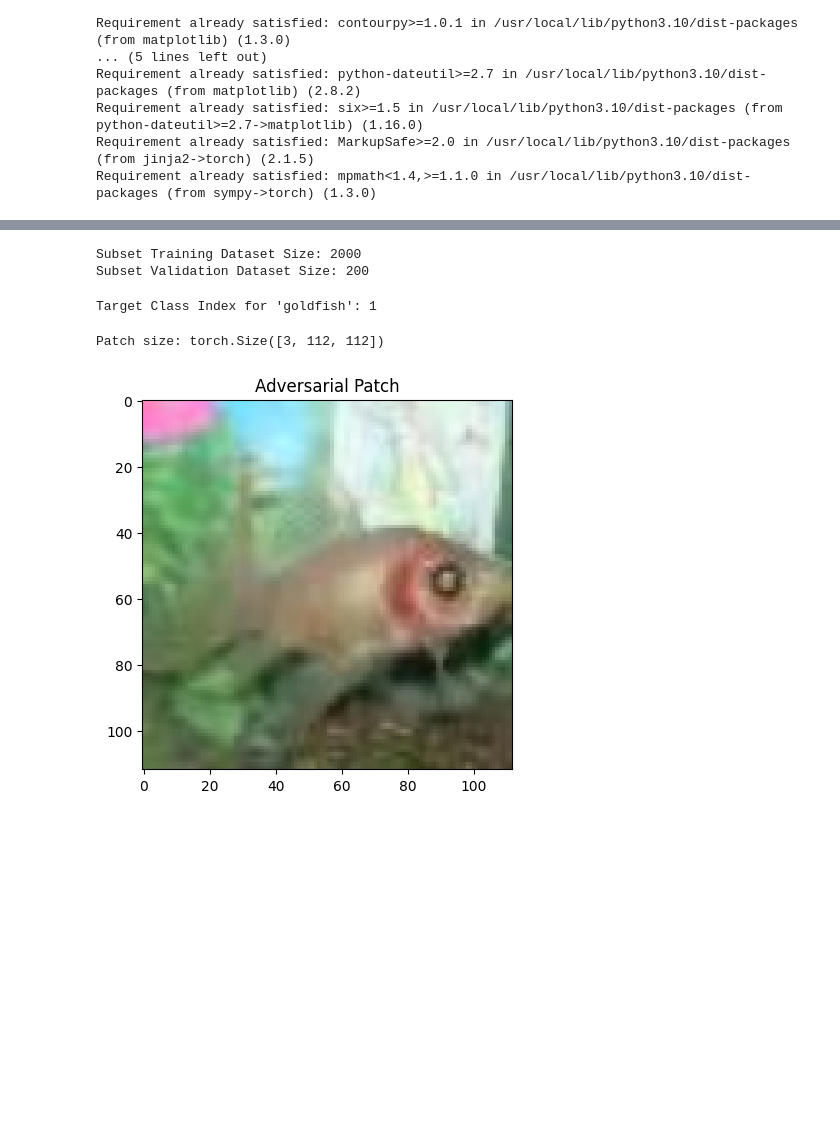
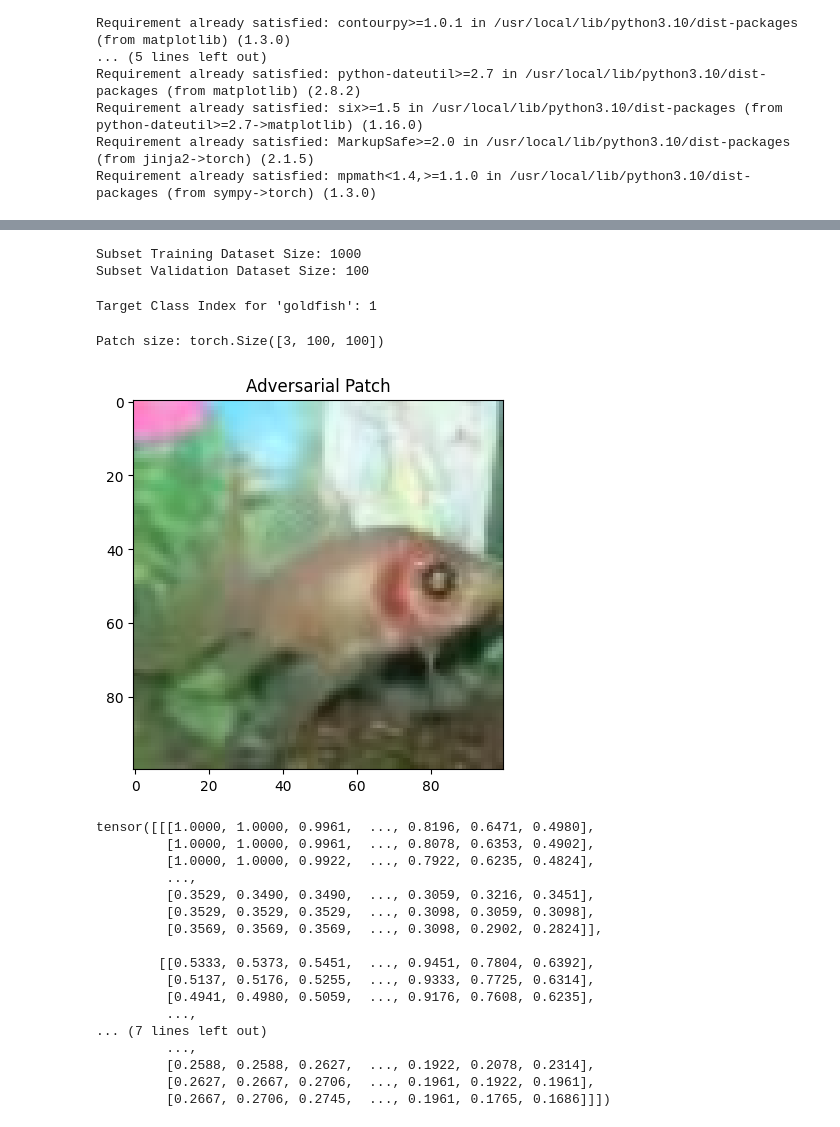
Before and after one commit to AndreYang333/ExplainableAI, a Jupyter notebook: “adversarialpatch_ipynb”的副本.ipynb, the cells around one changed output, grey strips where cells are left out. Cells and saved outputs as stored; diff of their text form; code cells hidden in the pictures; blank space fills up the shorter version.

```diff
--- a/“adversarialpatch_ipynb”的副本.ipynb
+++ b/“adversarialpatch_ipynb”的副本.ipynb
@@ -91,7 +89,7 @@ from torch.utils.data import Subset
 
 # Define image transformations (resize, normalize)
 transform = transforms.Compose([
-    transforms.Resize((448, 448)),
+    transforms.Resize((224, 224)),
     transforms.ToTensor(),
     #transforms.Normalize((0.4802, 0.4481, 0.3975), (0.2770, 0.2691, 0.2821)),  # Tiny ImageNet normalization values
 ])
@@ -108,8 +106,8 @@ train_size = len(train_dataset)
 val_size = len(val_dataset)
 
 # Indices for 10% of the data
-train_indices = np.random.choice(train_size, size=train_size // 50, replace=False)
-val_indices = np.random.choice(val_size, size=val_size // 50, replace=False)
+train_indices = np.random.choice(train_size, size=train_size // 100, replace=False)
+val_indices = np.random.choice(val_size, size=val_size // 100, replace=False)
 
 # Subset the datasets
 train_subset = Subset(train_dataset, train_indices)
@@ -123,8 +121,8 @@ valloader = DataLoader(val_subset, batch_size=64, shuffle=False)
 print(f"Subset Training Dataset Size: {len(train_subset)}")
 print(f"Subset Validation Dataset Size: {len(val_subset)}")
 # %% [output]
-Subset Training Dataset Size: 2000
-Subset Validation Dataset Size: 200
+Subset Training Dataset Size: 1000
+Subset Validation Dataset Size: 100
 # %%
 with open('data/imagenet_classes.txt') as f:
     class_names = [line.strip() for line in f.readlines()]
@@ -166,36 +164,56 @@ def apply_patch(image, patch):
 # %%
 image_path = 'data/n01443537_0.JPEG'  # 替换为你的图片路径
 image = Image.open(image_path)
 
-# 定义图片的转换，包括调整大小和转化为张量
+# Transform the image
 transform = transforms.Compose([
-    transforms.Resize((112, 112)),  # 更大的尺寸
+    transforms.Resize((100, 100)),
     transforms.ToTensor(),
 ])
-# 应用转换，得到的张量形状为 (3, 112, 112)
+
 adversarial_patch = transform(image)
-adversarial_patch.data.clamp_(0, 1)
-# 检查 patch 的尺寸
-print(f"Patch size: {patch.size()}")  # 应该输出 torch.Size([3, 56, 56])
 
-# 显示这个 patch
+# Size of patch
+print(f"Patch size: {adversarial_patch.size()}") # The correct answer should be (3, 100, 100)
+
 plt.imshow(adversarial_patch.permute(1, 2, 0))  # Permute to (H, W, C) for display
 plt.title("Adversarial Patch")
 plt.show()
 
+adversarial_patch = adversarial_patch.clone().detach().requires_grad_(True)
+adversarial_patch.data.clamp_(0, 1)
+
+# Random initialization
 #patch_size = (3, 112, 112)
 
 # Initialize patch
 #adversarial_patch = torch.rand(*patch_size, requires_grad=True)
 
 # Ensure value is in [0,1]
 #adversarial_patch.data.clamp_(0, 1)
 
 # print the shape of patch
 #print(f"Adversarial patch shape: {adversarial_patch.shape}")
 # %% [output]
-Patch size: torch.Size([3, 112, 112])
+Patch size: torch.Size([3, 100, 100])
-[figure, old version]
+[figure, new version]
+tensor([[[1.0000, 1.0000, 0.9961,  ..., 0.8196, 0.6471, 0.4980],
+         [1.0000, 1.0000, 0.9961,  ..., 0.8078, 0.6353, 0.4902],
+         [1.0000, 1.0000, 0.9922,  ..., 0.7922, 0.6235, 0.4824],
+         ...,
+         [0.3529, 0.3490, 0.3490,  ..., 0.3059, 0.3216, 0.3451],
+         [0.3529, 0.3529, 0.3529,  ..., 0.3098, 0.3059, 0.3098],
+         [0.3569, 0.3569, 0.3569,  ..., 0.3098, 0.2902, 0.2824]],
+
+        [[0.5333, 0.5373, 0.5451,  ..., 0.9451, 0.7804, 0.6392],
+         [0.5137, 0.5176, 0.5255,  ..., 0.9333, 0.7725, 0.6314],
+         [0.4941, 0.4980, 0.5059,  ..., 0.9176, 0.7608, 0.6235],
+         ...,
+... (7 lines left out)
+         ...,
+         [0.2588, 0.2588, 0.2627,  ..., 0.1922, 0.2078, 0.2314],
+         [0.2627, 0.2667, 0.2706,  ..., 0.1961, 0.1922, 0.1961],
+         [0.2667, 0.2706, 0.2745,  ..., 0.1961, 0.1765, 0.1686]]])
 # %%
 device = torch.device('cuda' if torch.cuda.is_available() else 'cpu')
 model = model.to(device)
```
Also changed, not shown: parts of 6 cells of this notebook.
